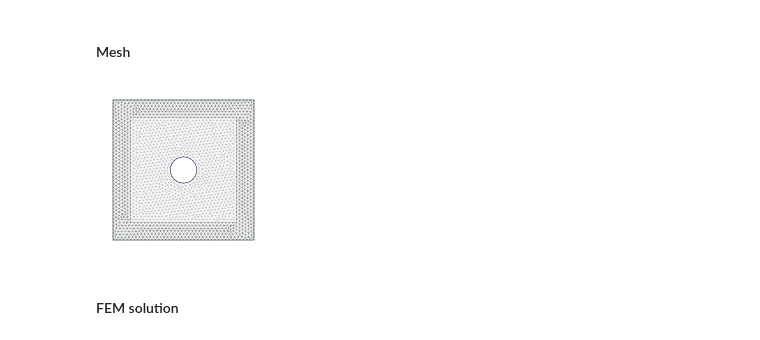
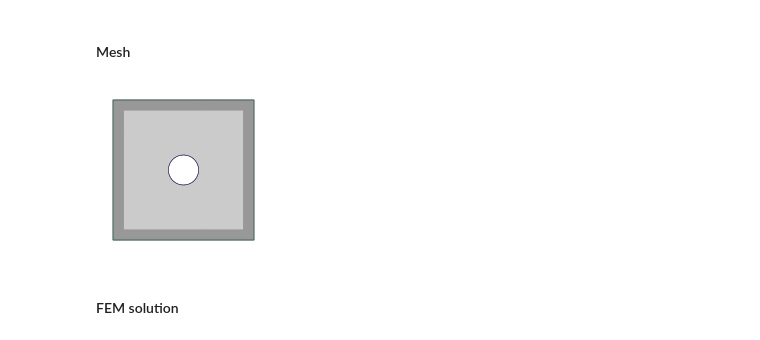
Before and after one commit to oscar-rincon/scattering-problem, a Jupyter notebook: main/analysis_scat_circ.ipynb, the cells around one changed output. Drawn from its saved outputs; the diff is of its cells as text; code cells hidden in the pictures.

```diff
--- a/main/analysis_scat_circ.ipynb
+++ b/main/analysis_scat_circ.ipynb
@@ -61,10 +61,10 @@ plot_exact_displacement(X, Y, np.real(u_inc_exact), np.real(u_scn_exact), np.rea
 #### Mesh
 # %%
 # plot the mesh from the file for illustration with reduced number of points
-file_path_msh = "AcousticScattering/scattering_ilustrative.msh"
+file_path_msh = "AcousticScattering/scattering.msh"
 plot_mesh_from_file(file_path_msh)
 # %% [output]
-[figure, old version]
+[figure, new version]
 # %% [markdown]
 #### FEM solution
 # %%
```
Also changed, not shown: parts of 3 cells of this notebook, 8 other files.
